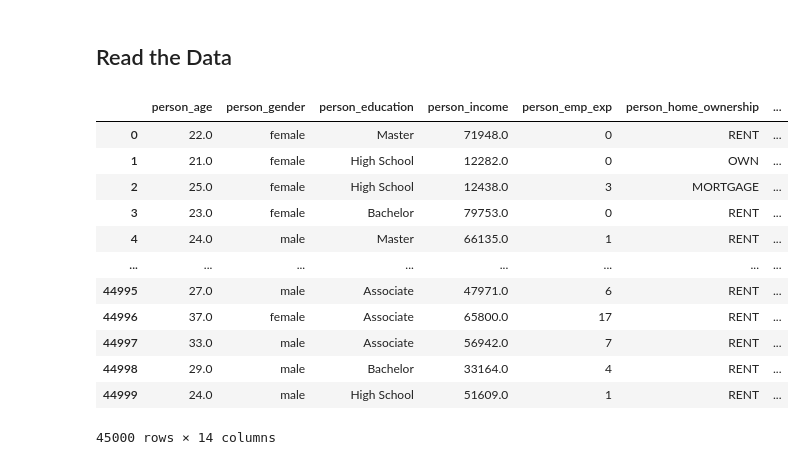
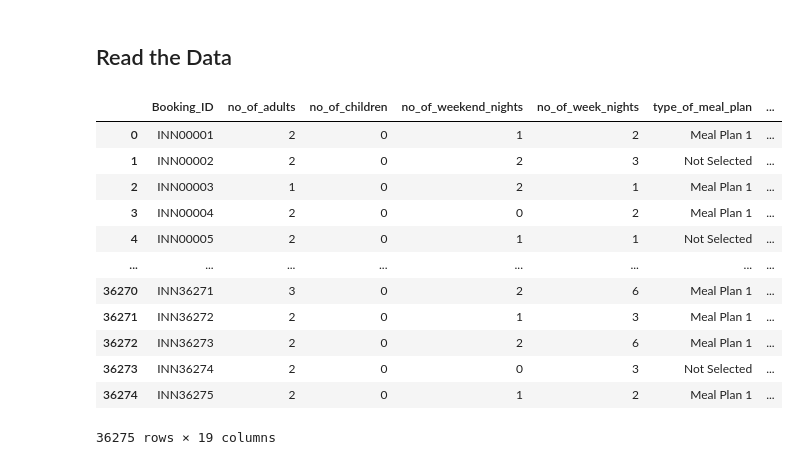
Before and after one commit to Tinnne/Hotel-Booking-Status-Prediction, a Jupyter notebook: Number1_Loan.ipynb, the cells around one changed output. Cells and saved outputs as stored; diff of their text form; code cells hidden in the pictures.

```diff
--- a/Number1_Loan.ipynb
+++ b/Number1_Loan.ipynb
@@ -10,19 +15,19 @@ import seaborn as sns
 # %% [markdown]
 ## Read the Data
 # %%
-data = pd.read_csv("Data/Dataset_A_loan.csv")
+data = pd.read_csv("Data/Dataset_b_hotel.csv")
 data
 # %% [output]
-|  | person_age | person_gender | person_education | person_income | person_emp_exp | person_home_ownership | ... |
-| 0 | 22.0 | female | Master | 71948.0 | 0 | RENT | ... |
-| 1 | 21.0 | female | High School | 12282.0 | 0 | OWN | ... |
-| 2 | 25.0 | female | High School | 12438.0 | 3 | MORTGAGE | ... |
-| 3 | 23.0 | female | Bachelor | 79753.0 | 0 | RENT | ... |
-| 4 | 24.0 | male | Master | 66135.0 | 1 | RENT | ... |
+|  | Booking_ID | no_of_adults | no_of_children | no_of_weekend_nights | no_of_week_nights | type_of_meal_plan | ... |
+| 0 | INN00001 | 2 | 0 | 1 | 2 | Meal Plan 1 | ... |
+| 1 | INN00002 | 2 | 0 | 2 | 3 | Not Selected | ... |
+| 2 | INN00003 | 1 | 0 | 2 | 1 | Meal Plan 1 | ... |
+| 3 | INN00004 | 2 | 0 | 0 | 2 | Meal Plan 1 | ... |
+| 4 | INN00005 | 2 | 0 | 1 | 1 | Not Selected | ... |
 | ... | ... | ... | ... | ... | ... | ... | ... |
-| 44995 | 27.0 | male | Associate | 47971.0 | 6 | RENT | ... |
-| 44996 | 37.0 | female | Associate | 65800.0 | 17 | RENT | ... |
-| 44997 | 33.0 | male | Associate | 56942.0 | 7 | RENT | ... |
-| 44998 | 29.0 | male | Bachelor | 33164.0 | 4 | RENT | ... |
-| 44999 | 24.0 | male | High School | 51609.0 | 1 | RENT | ... |
+| 36270 | INN36271 | 3 | 0 | 2 | 6 | Meal Plan 1 | ... |
+| 36271 | INN36272 | 2 | 0 | 1 | 3 | Meal Plan 1 | ... |
+| 36272 | INN36273 | 2 | 0 | 2 | 6 | Meal Plan 1 | ... |
+| 36273 | INN36274 | 2 | 0 | 0 | 3 | Not Selected | ... |
+| 36274 | INN36275 | 2 | 0 | 1 | 2 | Meal Plan 1 | ... |
-45000 rows × 14 columns
+36275 rows × 19 columns
```
Also changed, not shown: parts of 39 cells of this notebook, 1 other file.
